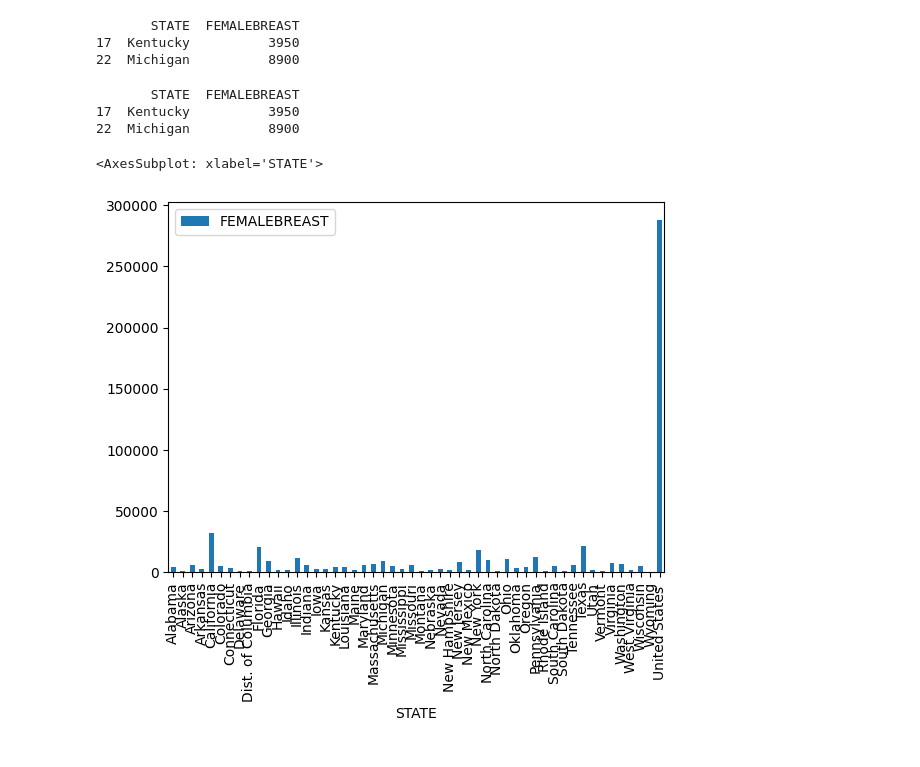
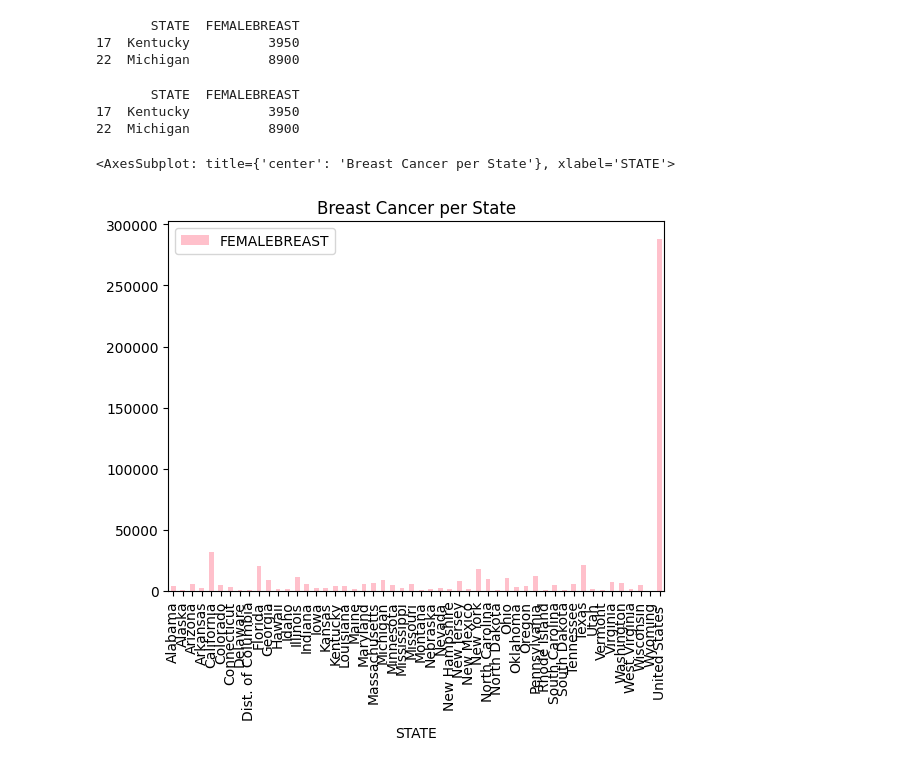
Before and after one commit to bjhdecember/data_1_checks, a Jupyter notebook: kc_2.ipynb, the cells around one changed output. Cells and saved outputs as stored; diff of their text form; code cells hidden in the pictures.

```diff
--- a/kc_2.ipynb
+++ b/kc_2.ipynb
@@ -50,21 +50,26 @@ print(desired_data)
 # %%
 import pandas as pd
 import matplotlib as plt
 import matplotlib as mpl
 import numpy as py
 
 df = pd.read_excel(r'C:\Users\barba\OneDrive\Desktop\Data_1_checks\data_1_checks\assests\Cancer_Data.xlsx')
 
 STATE_and_FEMALEBREAST = df.loc[:,['STATE','FEMALEBREAST']]
 
+#pulling desired data
 desired_data = STATE_and_FEMALEBREAST.loc[STATE_and_FEMALEBREAST['STATE'] .isin(['Michigan', 'Kentucky'])]
 
 print(desired_data)
 
-df.plot(x="STATE", y="FEMALEBREAST", kind="bar")
+
+#plot data
+
+df.plot(kind = 'bar', x = 'STATE', y = 'FEMALEBREAST',
+        color = 'pink', title = 'Breast Cancer per State')
 # %% [output]
        STATE  FEMALEBREAST
 17  Kentucky          3950
 22  Michigan          8900
-<AxesSubplot: xlabel='STATE'>
+<AxesSubplot: title={'center': 'Breast Cancer per State'}, xlabel='STATE'>
-[figure, old version]
+[figure, new version]
```
